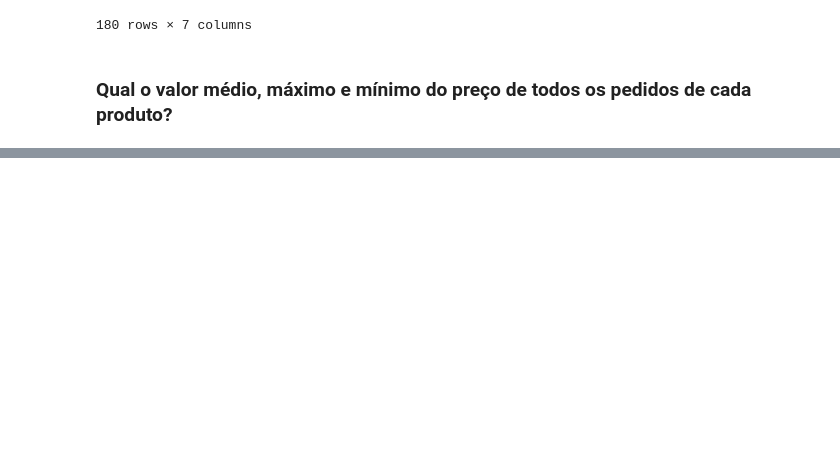
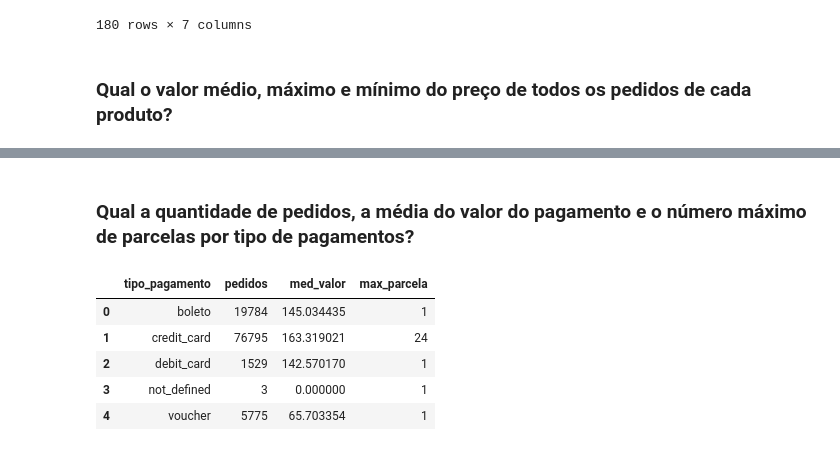
Before and after one commit to C41m/C41m-sql_ecommerce, a Jupyter notebook: sql.ipynb, the cells around one changed output, grey strips where cells are left out. Cells and saved outputs as stored; diff of their text form; code cells hidden in the pictures; blank space fills up the shorter version.

```diff
--- a/sql.ipynb
+++ b/sql.ipynb
@@ -866,0 +927,29 @@ display(df)
+# %% [markdown]
+###  Qual a quantidade de pedidos, a média do valor do pagamento e o número máximo de parcelas por tipo de pagamentos?
+# %%
+cursor.execute(
+  """
+  SELECT
+    op.payment_type,
+    COUNT(op.order_id) AS pedidos,
+    AVG(op.payment_value) AS med_valor,
+    MAX(payment_installments) AS max_parcela
+  FROM
+    order_payments op
+  GROUP BY
+    op.payment_type
+  """
+)
+
+rows = cursor.fetchall()
+
+df = pd.DataFrame(rows, columns=["tipo_pagamento", "pedidos", "med_valor", "max_parcela"])
+
+display(df)
+# %% [output]
+|  | tipo_pagamento | pedidos | med_valor | max_parcela |
+| 0 | boleto | 19784 | 145.034435 | 1 |
+| 1 | credit_card | 76795 | 163.319021 | 24 |
+| 2 | debit_card | 1529 | 142.570170 | 1 |
+| 3 | not_defined | 3 | 0.000000 | 1 |
+| 4 | voucher | 5775 | 65.703354 | 1 |
```
Also changed, not shown: parts of 15 cells of this notebook, 1 other file.
